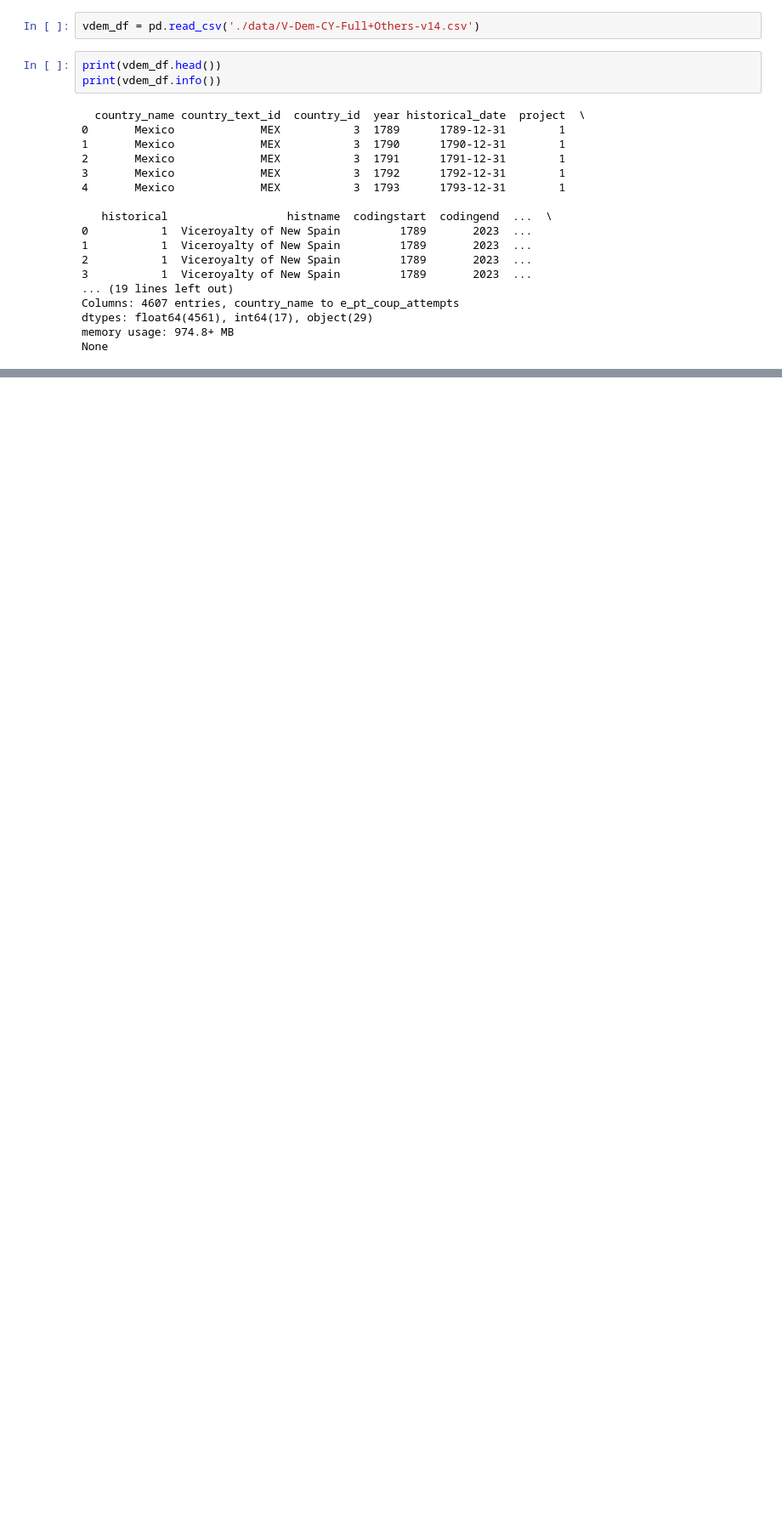
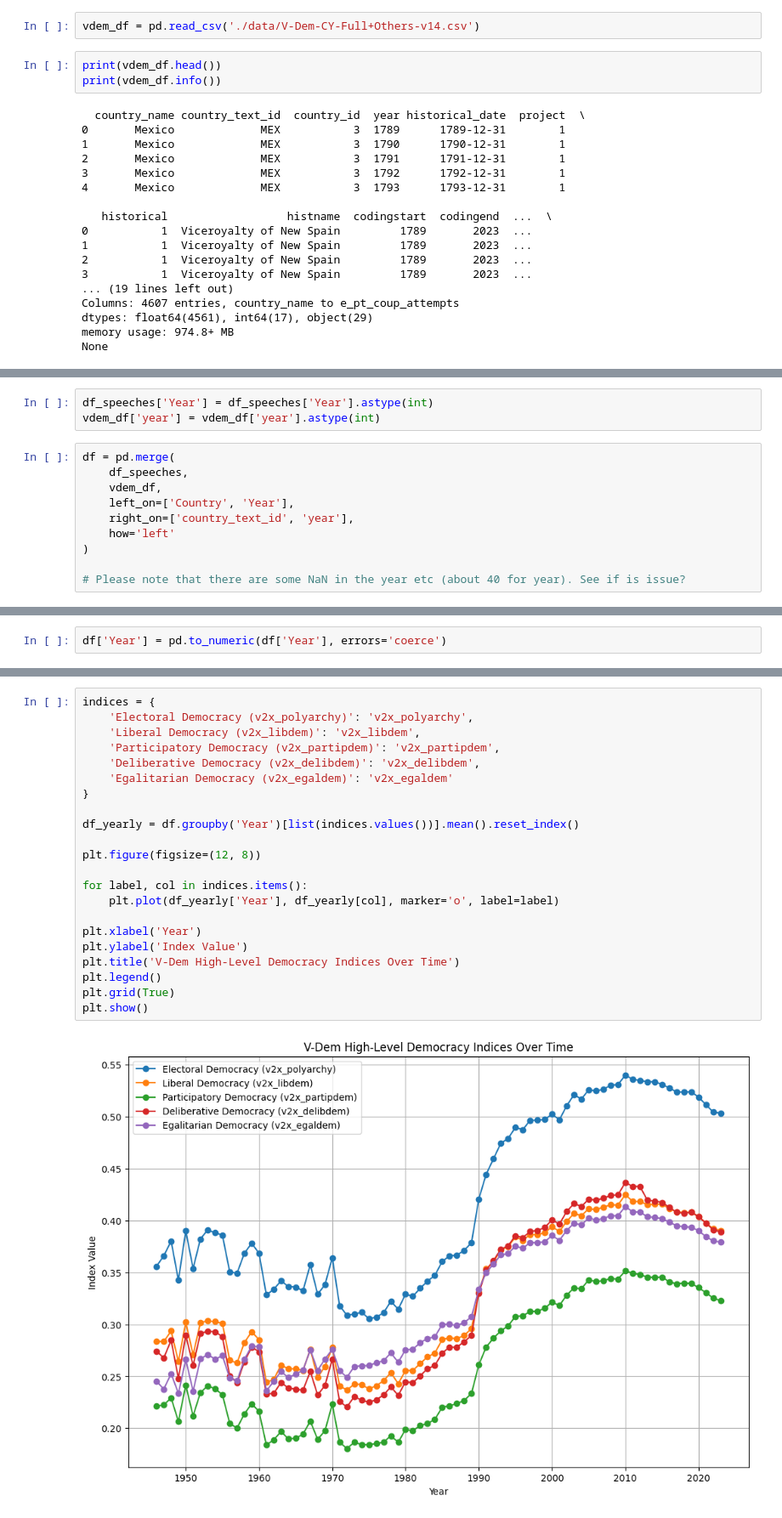
Before and after one commit to maxlaza411/Speech-Gov-Prediction, a Jupyter notebook: workbook.ipynb, the cells around one changed output, grey strips where cells are left out. Shown: that part at 85% size. Drawn from its saved outputs; the diff is of its cells as text; blank space fills up the shorter version.

```diff
--- a/workbook.ipynb
+++ b/workbook.ipynb
@@ -91,0 +91,13 @@ print(df_speeches.head())
+# %%
+df_speeches['Year'] = df_speeches['Year'].astype(int)
+vdem_df['year'] = vdem_df['year'].astype(int)
+# %%
+df = pd.merge(
+    df_speeches,
+    vdem_df,
+    left_on=['Country', 'Year'],
+    right_on=['country_text_id', 'year'],
+    how='left'
+)
+
+# Please note that there are some NaN in the year etc (about 40 for year). See if is issue?
@@ -91,0 +106,2 @@ print(df_speeches.head())
+# %%
+df['Year'] = pd.to_numeric(df['Year'], errors='coerce')
@@ -91,0 +110,24 @@ print(df_speeches.head())
+# %%
+indices = {
+    'Electoral Democracy (v2x_polyarchy)': 'v2x_polyarchy',
+    'Liberal Democracy (v2x_libdem)': 'v2x_libdem',
+    'Participatory Democracy (v2x_partipdem)': 'v2x_partipdem',
+    'Deliberative Democracy (v2x_delibdem)': 'v2x_delibdem',
+    'Egalitarian Democracy (v2x_egaldem)': 'v2x_egaldem'
+}
+
+df_yearly = df.groupby('Year')[list(indices.values())].mean().reset_index()
+
+plt.figure(figsize=(12, 8))
+
+for label, col in indices.items():
+    plt.plot(df_yearly['Year'], df_yearly[col], marker='o', label=label)
+
+plt.xlabel('Year')
+plt.ylabel('Index Value')
+plt.title('V-Dem High-Level Democracy Indices Over Time')
+plt.legend()
+plt.grid(True)
+plt.show()
+# %% [output]
+[figure, added]
```
Also changed, not shown: parts of 11 cells of this notebook.
